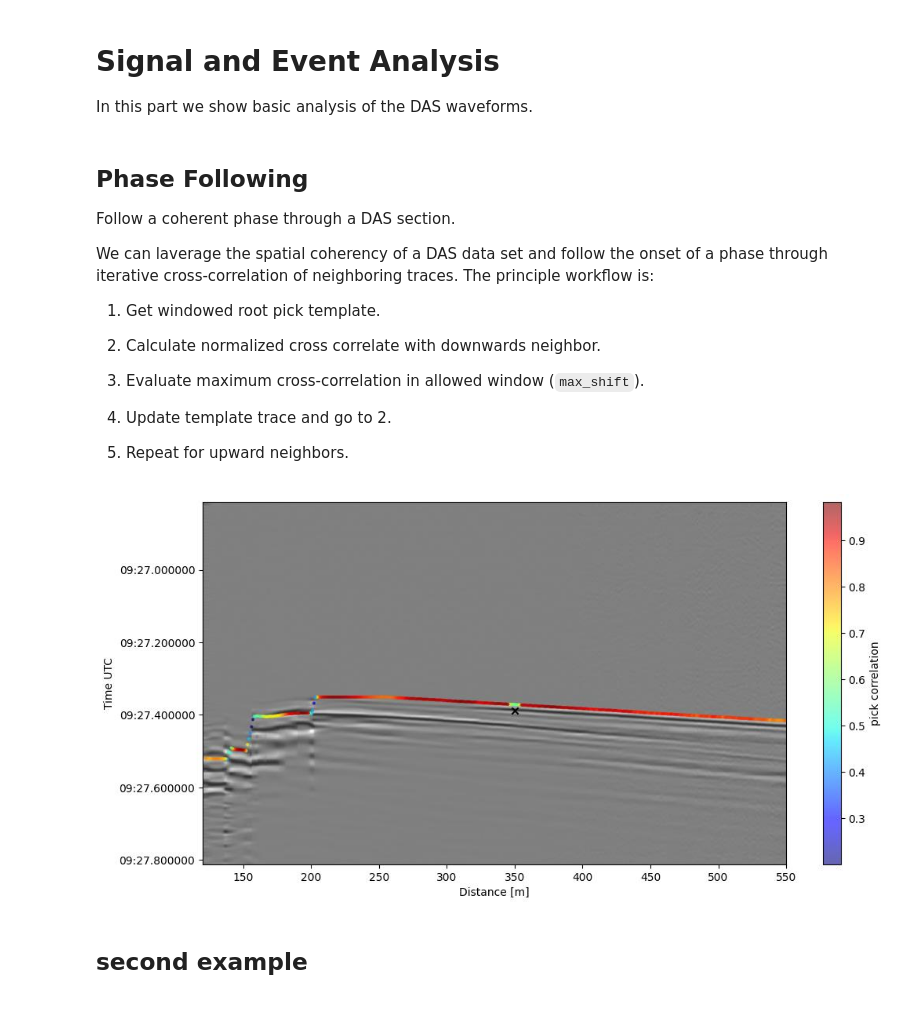
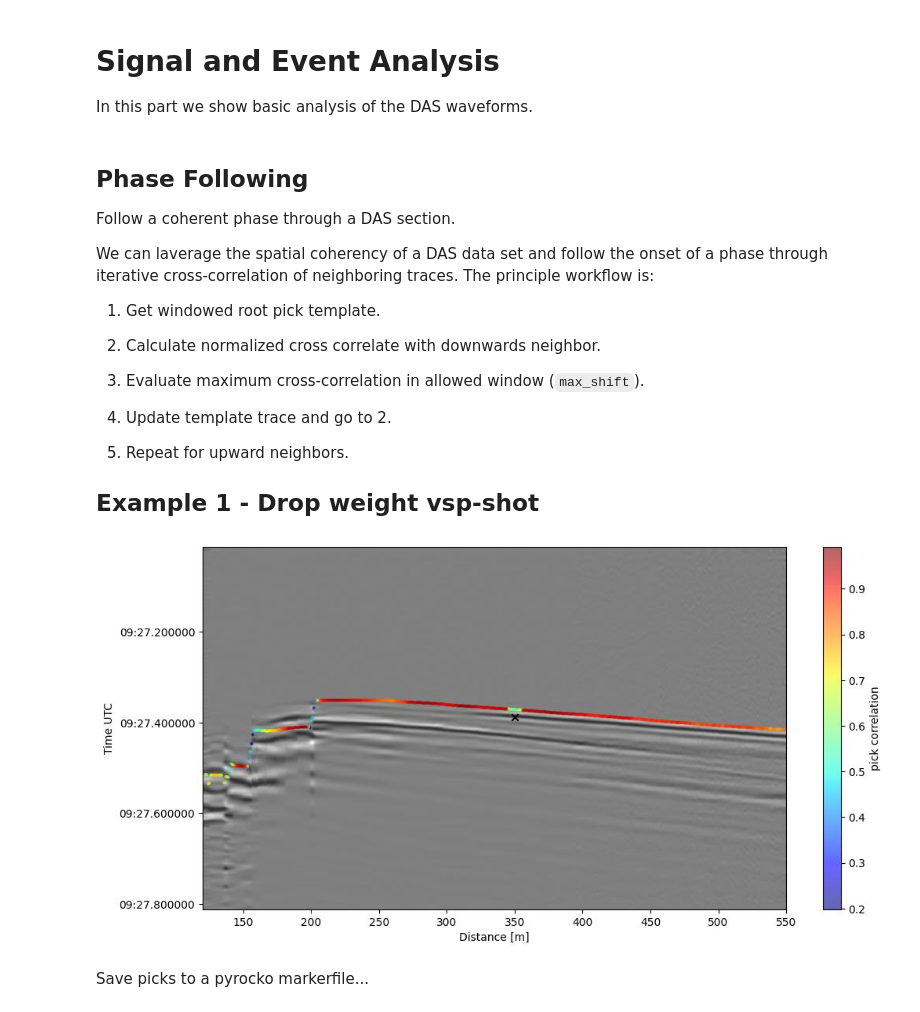
Before and after one commit to pyrocko/lightguide, a Jupyter notebook: examples/3-event-analysis.ipynb, the cells around one changed output. Saved outputs shown, nothing was run; the diff lists cells and outputs as text; code cells hidden in the pictures.

```diff
--- a/examples/3-event-analysis.ipynb
+++ b/examples/3-event-analysis.ipynb
@@ -15,44 +15,46 @@ We can laverage the spatial coherency of a DAS data set and follow the onset of
 4. Update template trace and go to 2.
 
 5. Repeat for upward neighbors.
+
+## Example 1 - Drop weight vsp-shot
 # %%
 %config InlineBackend.figure_format = 'jpg'
 import matplotlib.pyplot as plt
 from datetime import timedelta
 from lightguide.client import ExampleData
 
 # This will download example data
 blast = ExampleData.vsp_shot()
 
 # Pre-Processing
 blast = blast.trim_channels(begin=120, end=550)
-blast = blast.trim_time(begin=1.5, end=2.5)
+blast = blast.trim_time(begin=1.7, end=2.5)
 blast.lowpass(70.0)
 blast.afk_filter()
 
-pick_time = blast.start_time + timedelta(seconds=0.577)
+pick_time = blast.start_time + timedelta(seconds=0.377)
 pick_channel = 350
 
 # Follow the phase from initial pick
-pick_channels, pick_times, pick_correlation = blast.follow_phase(
+picks = blast.follow_phase(
     pick_time,
     pick_channel,
     window_size=80,
     max_shift=20,
     threshold=1e-3,
-    no_of_stacks=5,
+    template_stacks=6,
 )
 
 fig = plt.figure(figsize=(12, 6))
 ax = fig.gca()
 
 blast.plot(axes=ax, cmap="binary", show_date=True)
-sc = ax.scatter(pick_channels, pick_times, s=4,c=pick_correlation, cmap="jet", alpha=0.6)
+sc = ax.scatter(picks.channel, picks.time, s=4,c=picks.correlation, cmap="jet", alpha=0.6)
 cbar = plt.colorbar(sc)
 cbar.set_label("pick correlation")
-# Plot initial pick
+# # Plot initial pick
 ax.scatter(pick_channel, pick_time, marker="x", c="k");
 # %% [output]
-[figure, old version]
+[figure, new version]
-# %% [markdown]
-## second example
+# %% [markdown]
+Save picks to a pyrocko markerfile...
```
Also changed, not shown: parts of 5 cells of this notebook, 6 other files.
